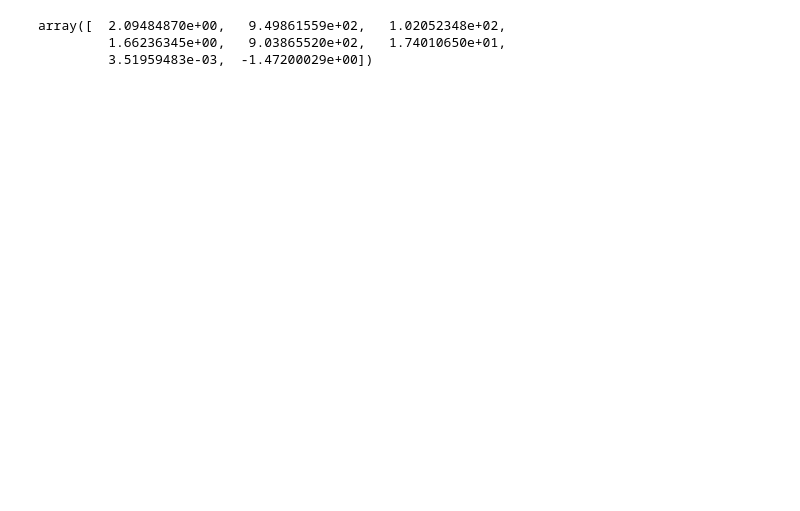
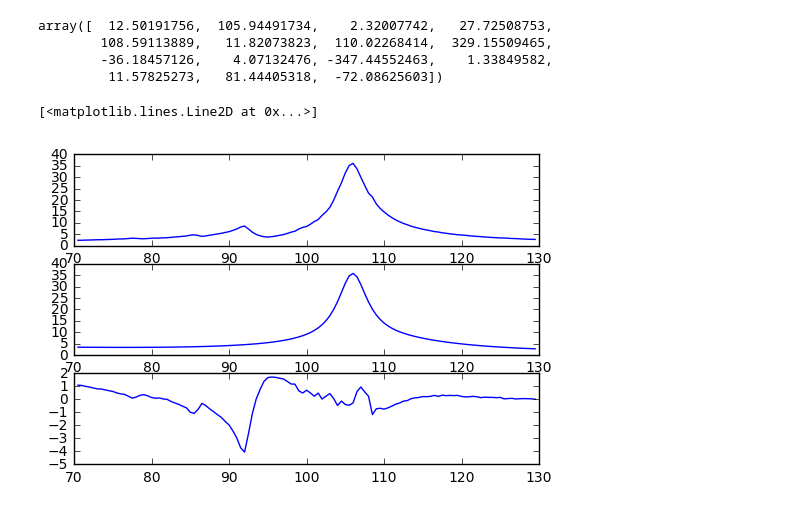
Before and after one commit to ry-dgel/Chladni, a Jupyter notebook: fitting_frequency_scan.ipynb, the cells around one changed output. Saved outputs shown, nothing was run; the diff lists cells and outputs as text; code cells hidden in the pictures; blank space fills up the shorter version.

```diff
--- a/fitting_frequency_scan.ipynb
+++ b/fitting_frequency_scan.ipynb
@@ -27,22 +28,59 @@ plt.plot(
 # %%
-def error_func(x, subset_frequency, subset_amplitude):
-    a1, b1, c1 = x[0], x[1], x[2]#x[0], x[1], x[2]
+def error_func_all(x, subset_frequency, subset_amplitude):
+    a1, b1, c1 = x[0], x[1], x[2]
     gaussian_1 = a1*np.exp(-np.square(subset_frequency-b1)/(2.*c1**2.))
-    a2, b2, c2 = x[3], x[4], x[5]#x[3], x[4], x[5]
+    a2, b2, c2 = x[3], x[4], x[5]
     gaussian_2 = a2*np.exp(-np.square(subset_frequency-b2)/(2.*c2**2.))
     a3, b3 = x[6], x[7]
     linear_fit = a3*subset_frequency + b3
-    return np.sum(np.square(gaussian_2+linear_fit-subset_amplitude))
+    return np.sum(np.square(gaussian_1+gaussian_2+linear_fit-subset_amplitude))
 
+def error_func(x, subset_frequency, subset_amplitude, number_lorentzians):
+    lorentzians = []
+    for i in range(number_lorentzians):
+        a, b, c = x[0+i], x[1+i], x[2+i]#x[0], x[1], x[2]
+        lorentzians.append(a**2./(np.square(subset_frequency-b)+c**2.))
+    return np.sum(np.square(np.sum(lorentzians, 0)-subset_amplitude))
+
+number_lorentzians = 5
 fitting = minimize(
-    error_func, x0=[1.5, 850, 20, 3.0, 900, 20, 2., 1.0], args=(subset_frequency, subset_amplitude),
-    method="Nelder-Mead", tol=1e-5, options={'maxiter':15000})
+    error_func,
+    x0=[
+    10, 106, 3,
+    8, 95, 3,
+    5, 86, 3,
+    1, 106, 3,
+    1, 106, 3
+    ],
+    args=(subset_frequency, subset_amplitude, number_lorentzians),
+    method="Nelder-Mead", tol=1e-7, options={'maxiter':15000})
 x = fitting.x
 x
 # %% [output]
-array([  2.09484870e+00,   9.49861559e+02,   1.02052348e+02,
-         1.66236345e+00,   9.03865520e+02,   1.74010650e+01,
-         3.51959483e-03,  -1.47200029e+00])
+array([  12.50191756,  105.94491734,    2.32007742,   27.72508753,
+        108.59113889,   11.82073823,  110.02268414,  329.15509465,
+        -36.18457126,    4.07132476, -347.44552463,    1.33849582,
+         11.57825273,   81.44405318,  -72.08625603])
+# %%
+lorentzians = []
+for i in range(number_lorentzians):
+    a, b, c = x[0+i], x[1+i], x[2+i]#x[0], x[1], x[2]
+    lorentzians.append(a**2./(np.square(subset_frequency-b)+c**2.))
+plt.subplot(311)
+plt.plot(
+    subset_frequency,
+    subset_amplitude)
+plt.subplot(312)
+plt.plot(
+    subset_frequency,
+    np.sum(lorentzians, 0))
+plt.subplot(313)
+plt.plot(
+    subset_frequency,
+    np.sum(lorentzians, 0)-subset_amplitude)
+# %% [output]
+[<matplotlib.lines.Line2D at 0x...>]
+[figure, added]
 # %%
 a, b, c = x[0], x[1], x[2]
 print(a, b, c)
```
Also changed, not shown: parts of 5 cells of this notebook, 1 other file.
